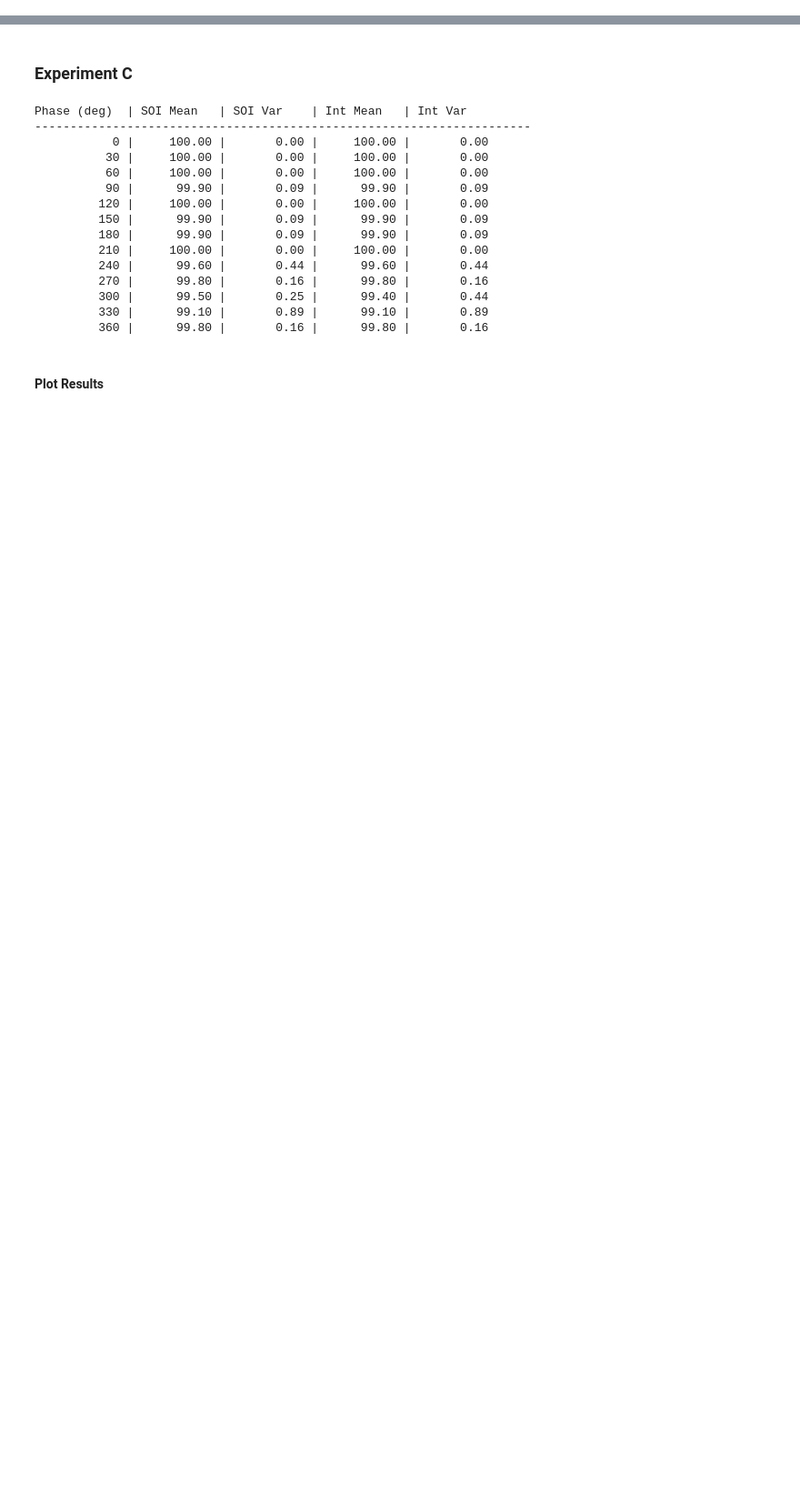
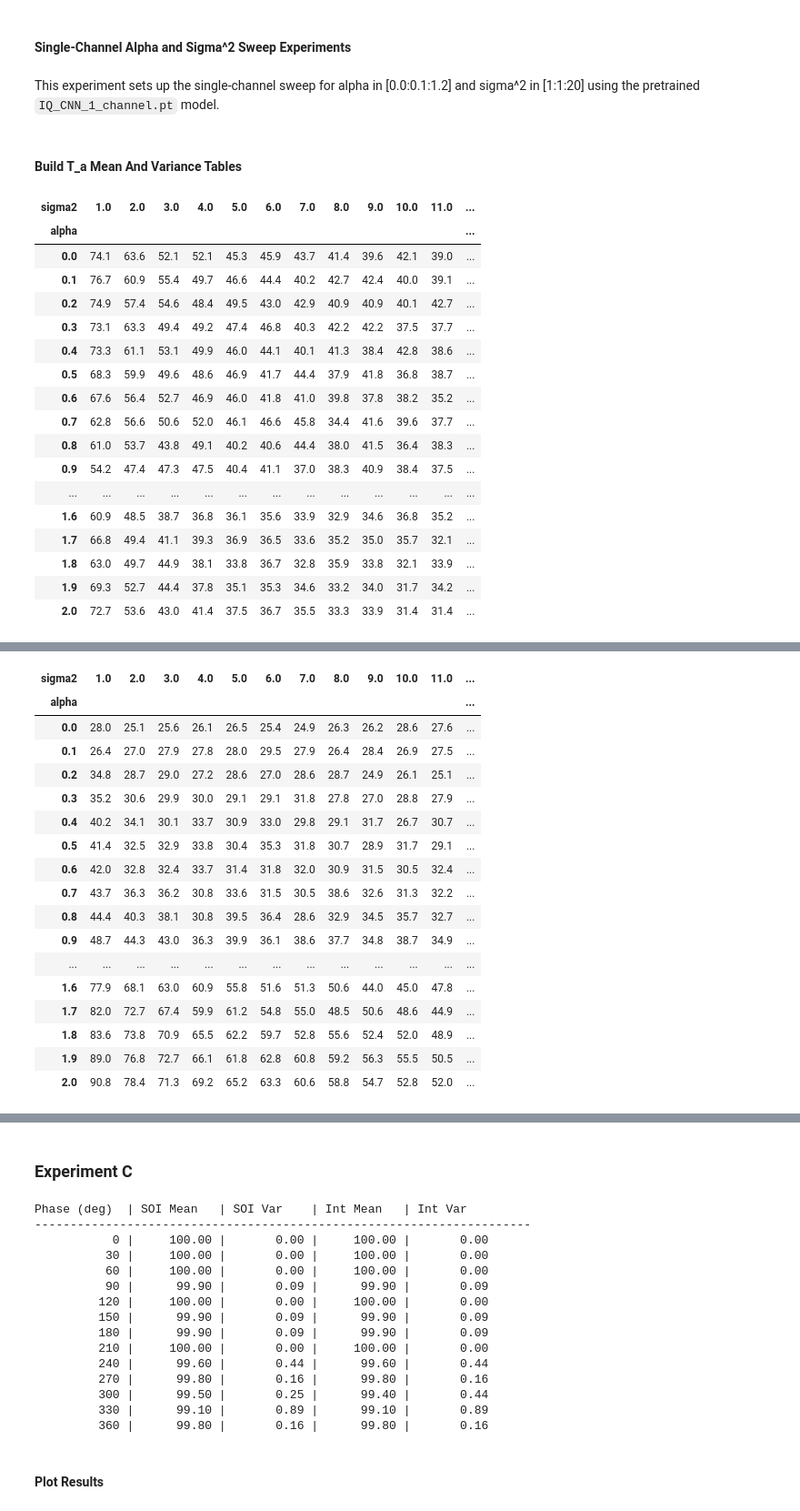
Before and after one commit to JaredMiller9922/DL-AIR, a Jupyter notebook: final_experiments_single_channel.ipynb, the cells around one changed output, grey strips where cells are left out. Shown at 91% size. Saved outputs shown, nothing was run; the diff lists cells and outputs as text; code cells hidden in the pictures; blank space fills up the shorter version.

```diff
--- a/final_experiments_single_channel.ipynb
+++ b/final_experiments_single_channel.ipynb
@@ -7,0 +24,4 @@ gen = RFMixtureGenerator(seed=0)
+# %% [markdown]
+#### Single-Channel Alpha and Sigma^2 Sweep Experiments
+# %% [markdown]
+This experiment sets up the single-channel sweep for alpha in [0.0:0.1:1.2] and sigma^2 in [1:1:20] using the pretrained `IQ_CNN_1_channel.pt` model.
@@ -7,0 +185,52 @@ gen = RFMixtureGenerator(seed=0)
+# %% [markdown]
+#### Build T_a Mean And Variance Tables
+# %%
+# Run the sweep and build the summary tables for mean and variance of correct symbol counts.
+sweep_results_df = run_single_channel_alpha_sigma2_sweep(
+    alphas=sweep_alphas,
+    sigma2_values=sweep_sigma2_values,
+    n_trials=sweep_trials,
+    model=model,
+    base_seed=0,
+)
+
+soi_summary_df = (
+    sweep_results_df.groupby(["alpha", "sigma2"], as_index=False)["soi_correct_symbols"]
+    .agg(mean_soi_correct_symbols="mean", var_soi_correct_symbols="var")
+    .fillna(0.0)
+)
+
+int_summary_df = (
+    sweep_results_df.groupby(["alpha", "sigma2"], as_index=False)["int_correct_symbols"]
+    .agg(mean_int_correct_symbols="mean", var_int_correct_symbols="var")
+    .fillna(0.0)
+)
+
+T_a_mean_soi = soi_summary_df.pivot(index="alpha", columns="sigma2", values="mean_soi_correct_symbols")
+T_a_var_soi = soi_summary_df.pivot(index="alpha", columns="sigma2", values="var_soi_correct_symbols")
+T_a_mean_int = int_summary_df.pivot(index="alpha", columns="sigma2", values="mean_int_correct_symbols")
+T_a_var_int = int_summary_df.pivot(index="alpha", columns="sigma2", values="var_int_correct_symbols")
+
+display(T_a_mean_soi)
+display(T_a_var_soi)
+display(T_a_mean_int)
+display(T_a_var_int)
+# %% [output]
+| sigma2 | 1.0 | 2.0 | 3.0 | 4.0 | 5.0 | 6.0 | 7.0 | 8.0 | 9.0 | 10.0 | 11.0 | ... |
+| alpha |  |  |  |  |  |  |  |  |  |  |  | ... |
+| 0.0 | 74.1 | 63.6 | 52.1 | 52.1 | 45.3 | 45.9 | 43.7 | 41.4 | 39.6 | 42.1 | 39.0 | ... |
+| 0.1 | 76.7 | 60.9 | 55.4 | 49.7 | 46.6 | 44.4 | 40.2 | 42.7 | 42.4 | 40.0 | 39.1 | ... |
+| 0.2 | 74.9 | 57.4 | 54.6 | 48.4 | 49.5 | 43.0 | 42.9 | 40.9 | 40.9 | 40.1 | 42.7 | ... |
+| 0.3 | 73.1 | 63.3 | 49.4 | 49.2 | 47.4 | 46.8 | 40.3 | 42.2 | 42.2 | 37.5 | 37.7 | ... |
+| 0.4 | 73.3 | 61.1 | 53.1 | 49.9 | 46.0 | 44.1 | 40.1 | 41.3 | 38.4 | 42.8 | 38.6 | ... |
+| 0.5 | 68.3 | 59.9 | 49.6 | 48.6 | 46.9 | 41.7 | 44.4 | 37.9 | 41.8 | 36.8 | 38.7 | ... |
+| 0.6 | 67.6 | 56.4 | 52.7 | 46.9 | 46.0 | 41.8 | 41.0 | 39.8 | 37.8 | 38.2 | 35.2 | ... |
+| 0.7 | 62.8 | 56.6 | 50.6 | 52.0 | 46.1 | 46.6 | 45.8 | 34.4 | 41.6 | 39.6 | 37.7 | ... |
+| 0.8 | 61.0 | 53.7 | 43.8 | 49.1 | 40.2 | 40.6 | 44.4 | 38.0 | 41.5 | 36.4 | 38.3 | ... |
+| 0.9 | 54.2 | 47.4 | 47.3 | 47.5 | 40.4 | 41.1 | 37.0 | 38.3 | 40.9 | 38.4 | 37.5 | ... |
+| ... | ... | ... | ... | ... | ... | ... | ... | ... | ... | ... | ... | ... |
+| 1.6 | 60.9 | 48.5 | 38.7 | 36.8 | 36.1 | 35.6 | 33.9 | 32.9 | 34.6 | 36.8 | 35.2 | ... |
+| 1.7 | 66.8 | 49.4 | 41.1 | 39.3 | 36.9 | 36.5 | 33.6 | 35.2 | 35.0 | 35.7 | 32.1 | ... |
+| 1.8 | 63.0 | 49.7 | 44.9 | 38.1 | 33.8 | 36.7 | 32.8 | 35.9 | 33.8 | 32.1 | 33.9 | ... |
+| 1.9 | 69.3 | 52.7 | 44.4 | 37.8 | 35.1 | 35.3 | 34.6 | 33.2 | 34.0 | 31.7 | 34.2 | ... |
+| 2.0 | 72.7 | 53.6 | 43.0 | 41.4 | 37.5 | 36.7 | 35.5 | 33.3 | 33.9 | 31.4 | 31.4 | ... |
@@ -7,0 +255,18 @@ gen = RFMixtureGenerator(seed=0)
+| sigma2 | 1.0 | 2.0 | 3.0 | 4.0 | 5.0 | 6.0 | 7.0 | 8.0 | 9.0 | 10.0 | 11.0 | ... |
+| alpha |  |  |  |  |  |  |  |  |  |  |  | ... |
+| 0.0 | 28.0 | 25.1 | 25.6 | 26.1 | 26.5 | 25.4 | 24.9 | 26.3 | 26.2 | 28.6 | 27.6 | ... |
+| 0.1 | 26.4 | 27.0 | 27.9 | 27.8 | 28.0 | 29.5 | 27.9 | 26.4 | 28.4 | 26.9 | 27.5 | ... |
+| 0.2 | 34.8 | 28.7 | 29.0 | 27.2 | 28.6 | 27.0 | 28.6 | 28.7 | 24.9 | 26.1 | 25.1 | ... |
+| 0.3 | 35.2 | 30.6 | 29.9 | 30.0 | 29.1 | 29.1 | 31.8 | 27.8 | 27.0 | 28.8 | 27.9 | ... |
+| 0.4 | 40.2 | 34.1 | 30.1 | 33.7 | 30.9 | 33.0 | 29.8 | 29.1 | 31.7 | 26.7 | 30.7 | ... |
+| 0.5 | 41.4 | 32.5 | 32.9 | 33.8 | 30.4 | 35.3 | 31.8 | 30.7 | 28.9 | 31.7 | 29.1 | ... |
+| 0.6 | 42.0 | 32.8 | 32.4 | 33.7 | 31.4 | 31.8 | 32.0 | 30.9 | 31.5 | 30.5 | 32.4 | ... |
+| 0.7 | 43.7 | 36.3 | 36.2 | 30.8 | 33.6 | 31.5 | 30.5 | 38.6 | 32.6 | 31.3 | 32.2 | ... |
+| 0.8 | 44.4 | 40.3 | 38.1 | 30.8 | 39.5 | 36.4 | 28.6 | 32.9 | 34.5 | 35.7 | 32.7 | ... |
+| 0.9 | 48.7 | 44.3 | 43.0 | 36.3 | 39.9 | 36.1 | 38.6 | 37.7 | 34.8 | 38.7 | 34.9 | ... |
+| ... | ... | ... | ... | ... | ... | ... | ... | ... | ... | ... | ... | ... |
+| 1.6 | 77.9 | 68.1 | 63.0 | 60.9 | 55.8 | 51.6 | 51.3 | 50.6 | 44.0 | 45.0 | 47.8 | ... |
+| 1.7 | 82.0 | 72.7 | 67.4 | 59.9 | 61.2 | 54.8 | 55.0 | 48.5 | 50.6 | 48.6 | 44.9 | ... |
+| 1.8 | 83.6 | 73.8 | 70.9 | 65.5 | 62.2 | 59.7 | 52.8 | 55.6 | 52.4 | 52.0 | 48.9 | ... |
+| 1.9 | 89.0 | 76.8 | 72.7 | 66.1 | 61.8 | 62.8 | 60.8 | 59.2 | 56.3 | 55.5 | 50.5 | ... |
+| 2.0 | 90.8 | 78.4 | 71.3 | 69.2 | 65.2 | 63.3 | 60.6 | 58.8 | 54.7 | 52.8 | 52.0 | ... |
```
Also changed, not shown: parts of 9 cells of this notebook, 1 other file.
